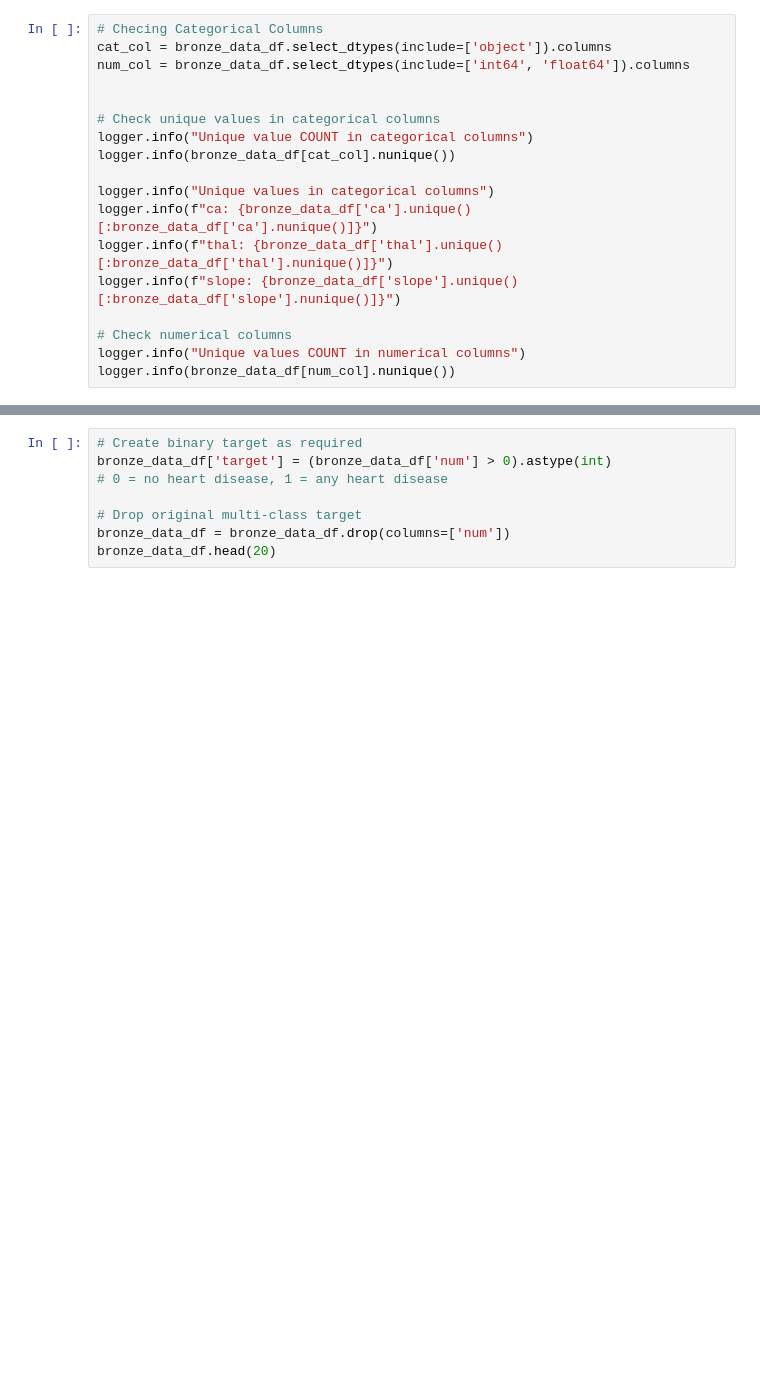
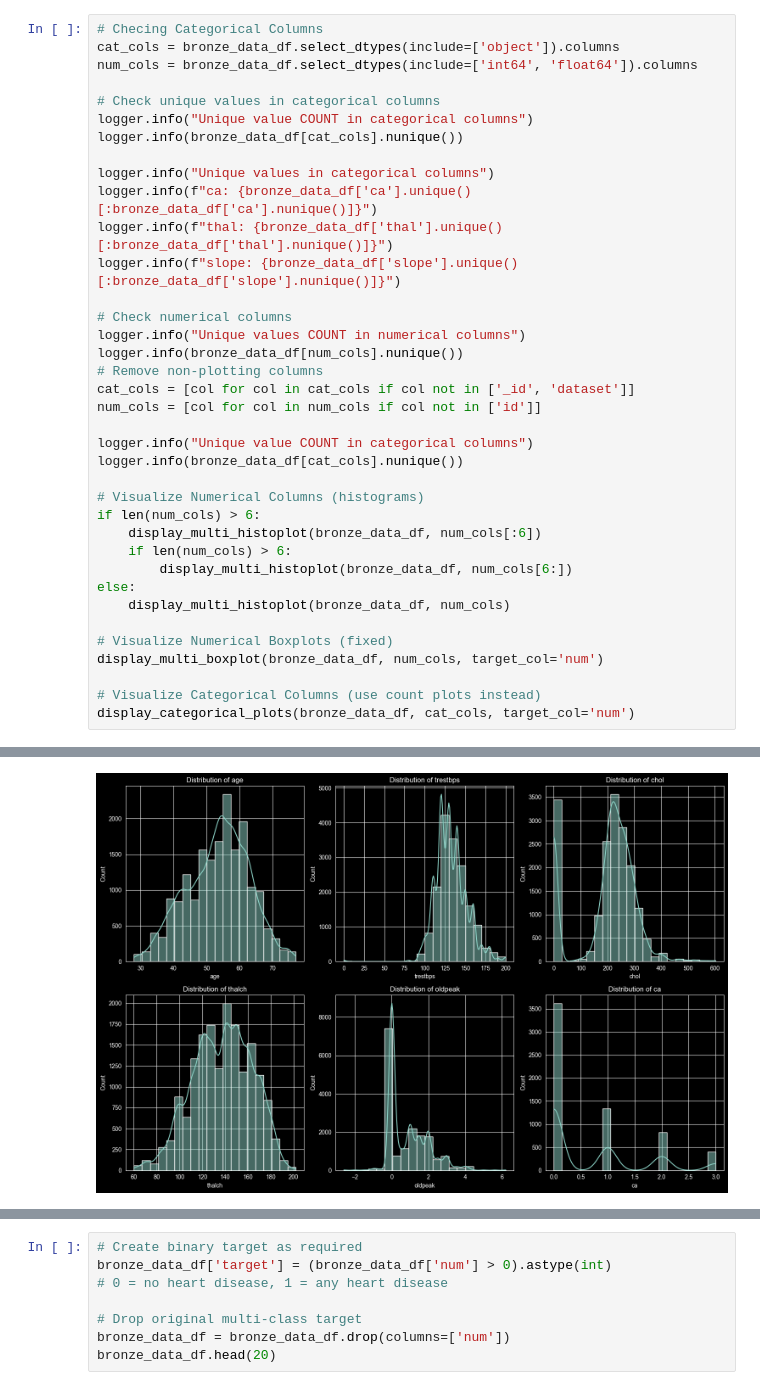
Before and after one commit to FerMoha2177/heart-disease-ml-pipeline, a Jupyter notebook: notebooks/02_data_preprocessing.ipynb, the cells around one changed output, grey strips where cells are left out. Cells and saved outputs as stored; diff of their text form; blank space fills up the shorter version.

```diff
--- a/notebooks/02_data_preprocessing.ipynb
+++ b/notebooks/02_data_preprocessing.ipynb
@@ -135,13 +121,12 @@ memory usage: 2.3+ MB
 | 4 | 41 | Female | Cleveland | atypical angina | 130.0 | 204.0 | False | lv hypertrophy | 172.0 | False | 1.4 | ... |
 # %%
 # Checing Categorical Columns
-cat_col = bronze_data_df.select_dtypes(include=['object']).columns
-num_col = bronze_data_df.select_dtypes(include=['int64', 'float64']).columns
-
+cat_cols = bronze_data_df.select_dtypes(include=['object']).columns
+num_cols = bronze_data_df.select_dtypes(include=['int64', 'float64']).columns
 
 # Check unique values in categorical columns
 logger.info("Unique value COUNT in categorical columns")
-logger.info(bronze_data_df[cat_col].nunique())
+logger.info(bronze_data_df[cat_cols].nunique())
 
 logger.info("Unique values in categorical columns")
 logger.info(f"ca: {bronze_data_df['ca'].unique()[:bronze_data_df['ca'].nunique()]}")
@@ -150,5 +135,25 @@ logger.info(f"slope: {bronze_data_df['slope'].unique()[:bronze_data_df['slope'].
 
 # Check numerical columns
 logger.info("Unique values COUNT in numerical columns")
-logger.info(bronze_data_df[num_col].nunique())
+logger.info(bronze_data_df[num_cols].nunique())
+# Remove non-plotting columns
+cat_cols = [col for col in cat_cols if col not in ['_id', 'dataset']]
+num_cols = [col for col in num_cols if col not in ['id']]
+
+logger.info("Unique value COUNT in categorical columns")
+logger.info(bronze_data_df[cat_cols].nunique())
+
+# Visualize Numerical Columns (histograms)
+if len(num_cols) > 6:
+    display_multi_histoplot(bronze_data_df, num_cols[:6])
+    if len(num_cols) > 6:
+        display_multi_histoplot(bronze_data_df, num_cols[6:])
+else:
+    display_multi_histoplot(bronze_data_df, num_cols)
+
+# Visualize Numerical Boxplots (fixed)
+display_multi_boxplot(bronze_data_df, num_cols, target_col='num')
+
+# Visualize Categorical Columns (use count plots instead)
+display_categorical_plots(bronze_data_df, cat_cols, target_col='num')
 # %% [output]
@@ -171 +176,2 @@ num           5
 dtype: int64
+[figure, added]
```
Also changed, not shown: parts of 12 cells of this notebook, 10 other files.
